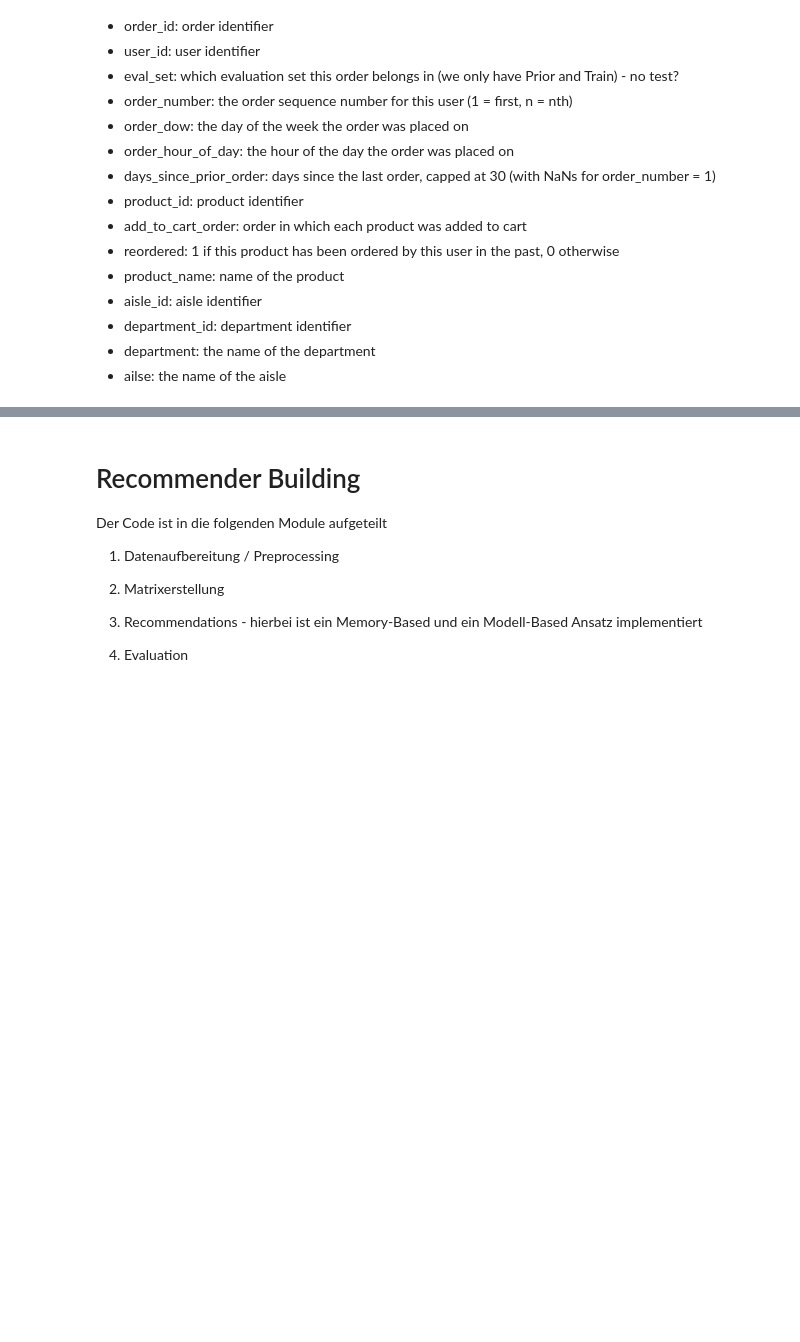
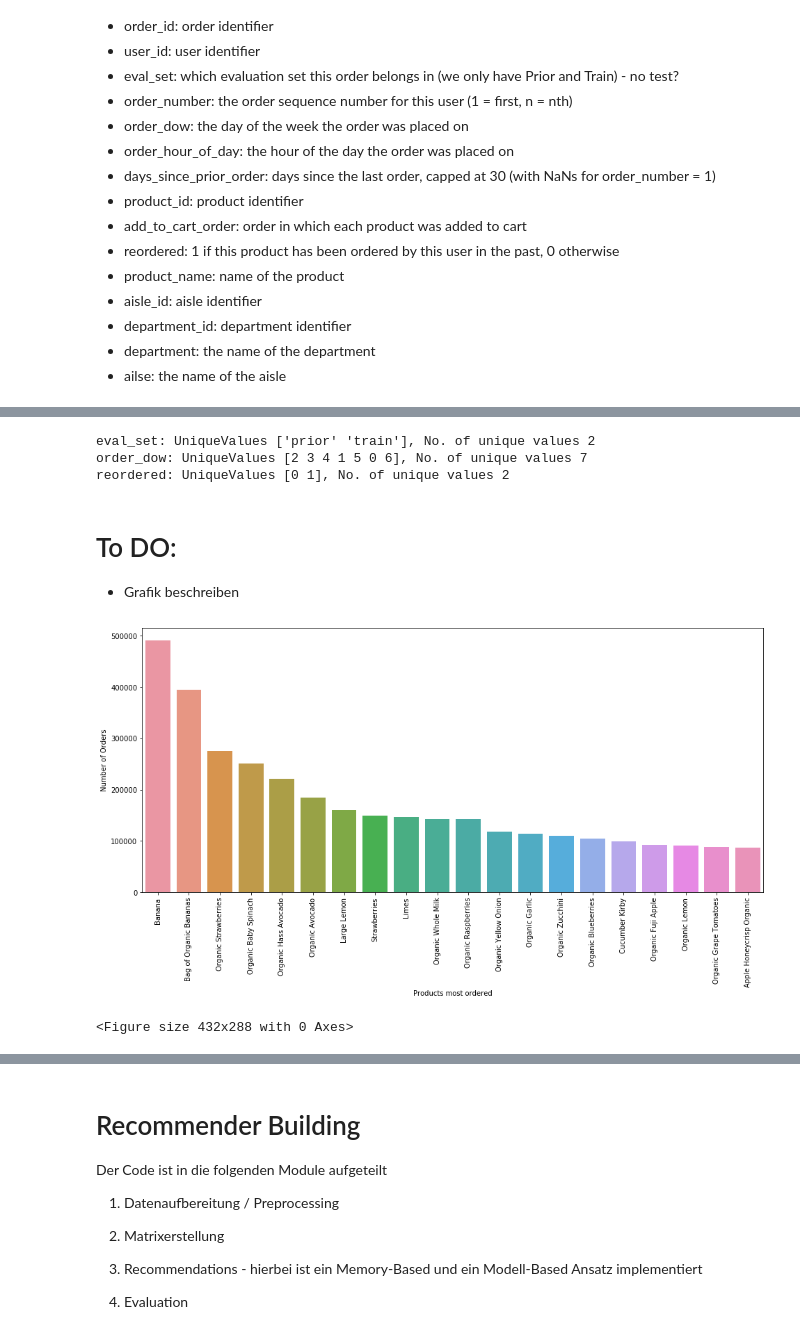
Before and after one commit to eugencuic/FHNW_FS20_Recommender-System-Retail, a Jupyter notebook: Recommender System.ipynb, the cells around one changed output, grey strips where cells are left out. Saved outputs shown, nothing was run; the diff lists cells and outputs as text; code cells hidden in the pictures; blank space fills up the shorter version.

```diff
--- a/Recommender System.ipynb
+++ b/Recommender System.ipynb
@@ -68,6 +120,8 @@ for var in cols:
     res = data[var].unique()
     print('{2}: UniqueValues {0}, No. of unique values {1} '.format(res,len(res),var))
 
-
-#Count occurence of each value
-#print(data.eval_set.value_counts())
+del var, res, cols
+# %% [output]
+eval_set: UniqueValues ['prior' 'train'], No. of unique values 2
+order_dow: UniqueValues [2 3 4 1 5 0 6], No. of unique values 7
+reordered: UniqueValues [0 1], No. of unique values 2
@@ -143,0 +128,8 @@ plt.show()
+# %% [markdown]
+# To DO:
+- Grafik beschreiben
+# %%
+fig_prod_bought(data, 1)
+# %% [output]
+[figure, added]
+<Figure size 432x288 with 0 Axes>
```
Also changed, not shown: parts of 57 cells of this notebook, 6 other files.
